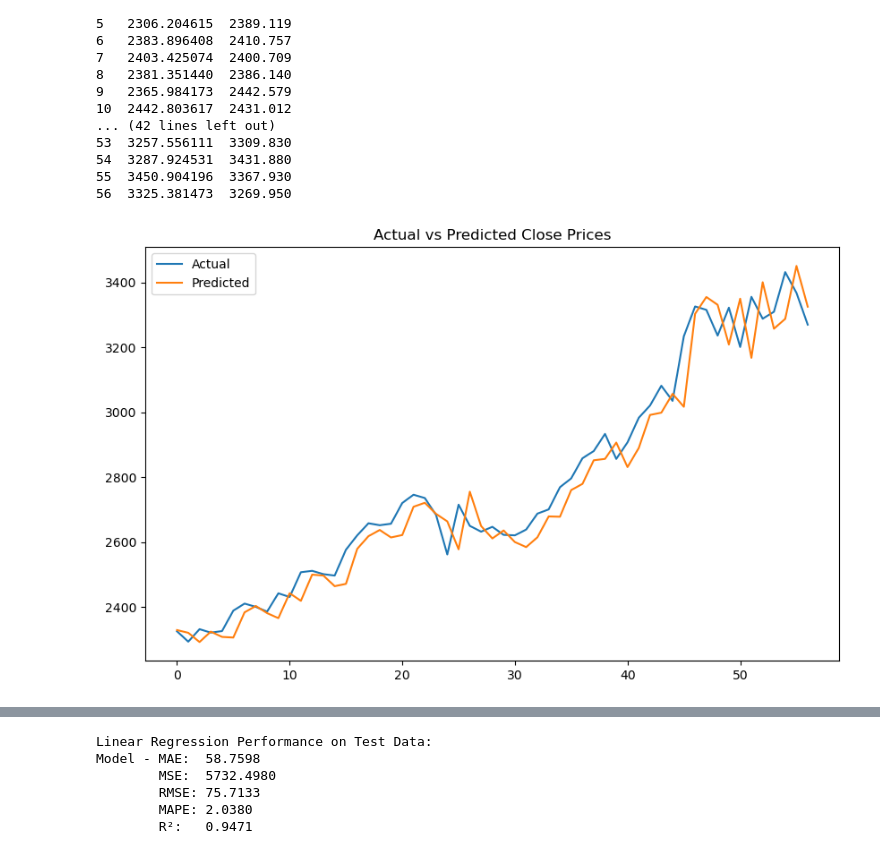
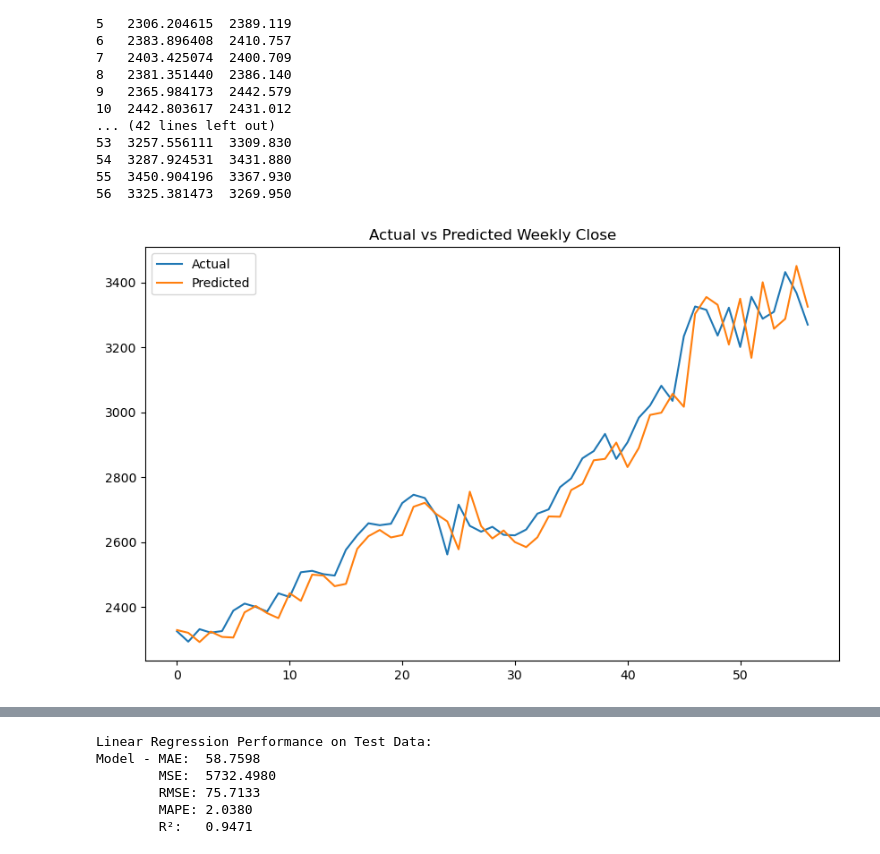
Before and after one commit to HJJ1981/LinearRegression_XAUUSD, a Jupyter notebook: 15Features_Linear_Regression_close_price_pred.ipynb, the cells around one changed output, grey strips where cells are left out. Saved outputs shown, nothing was run; the diff lists cells and outputs as text; code cells hidden in the pictures.

```diff
--- a/15Features_Linear_Regression_close_price_pred.ipynb
+++ b/15Features_Linear_Regression_close_price_pred.ipynb
@@ -286,13 +285,13 @@ print(results)
 # %%
 # Plot actual vs predicted line chart on test set
 plt.figure(figsize=(10, 6))
 plt.plot(y_test, label='Actual')
 plt.plot(y_test_pred, label='Predicted')
-plt.title("Actual vs Predicted Close Prices")
+plt.title("Actual vs Predicted Weekly Close")
 plt.legend()
 plt.show()
 # %% [output]
-[figure, old version]
+[figure, new version]
 # %%
 # Plot actual vs predicted scatter plot on test set
 plt.figure(figsize=(10, 6))
```
Also changed, not shown: parts of 5 cells of this notebook, 19 other files.
